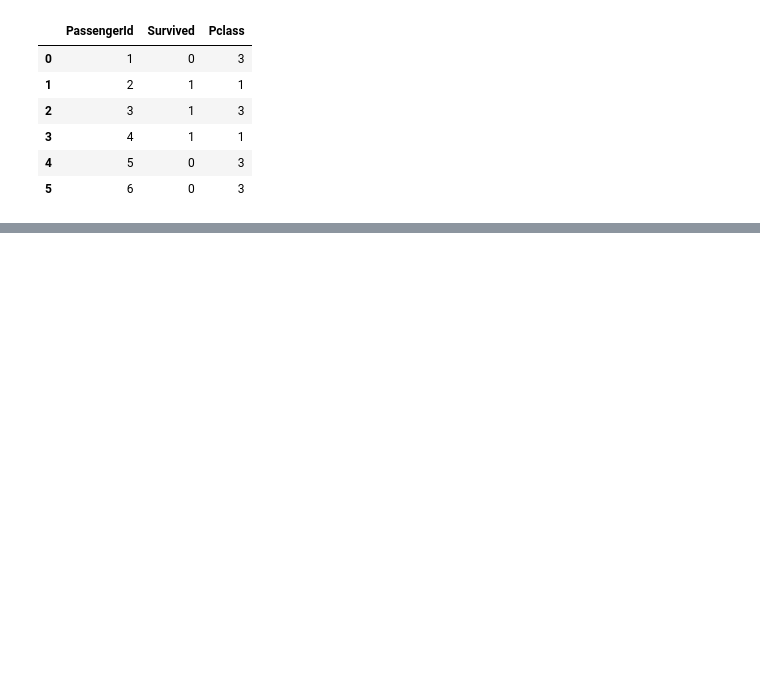
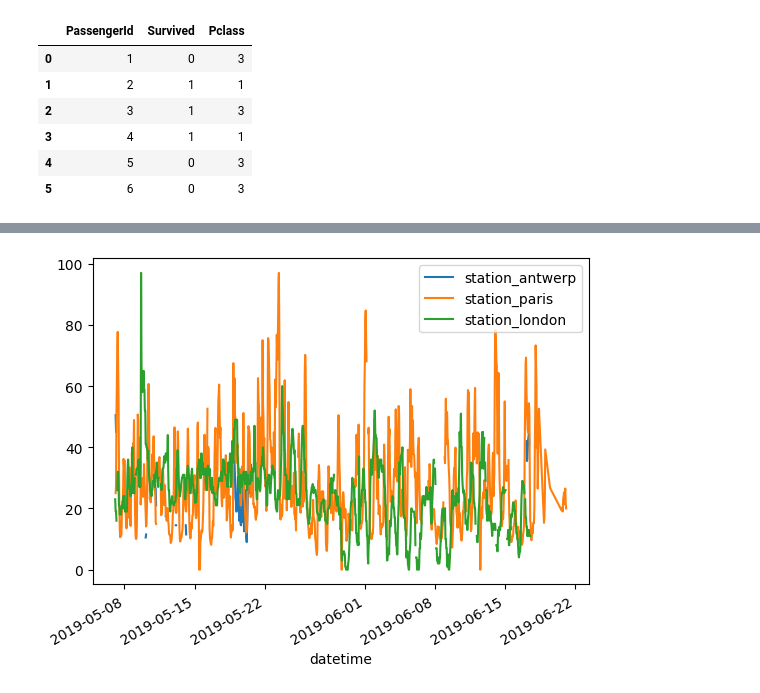
Before and after one commit to Sospeter-Wainaina/Machine-Learning-Zoomcamp, a Jupyter notebook: Introduction/Pandas-Intro.ipynb, the cells around one changed output, grey strips where cells are left out. Saved outputs shown, nothing was run; the diff lists cells and outputs as text; code cells hidden in the pictures; blank space fills up the shorter version.

Commit message:
Manipulating data in Pandas

```diff
--- a/Introduction/Pandas-Intro.ipynb
+++ b/Introduction/Pandas-Intro.ipynb
@@ -334,0 +350,4 @@ titanic.iloc[:6,:3]
+# %%
+#importing data
+air_quality = pd.read_csv("./data/air-quality/air_quality_no2.csv",parse_dates=True,index_col=0)
+air_quality.head()
@@ -334,0 +362,5 @@ titanic.iloc[:6,:3]
+# %%
+air_quality.plot()
+plt.show()
+# %% [output]
+[figure, added]
```
Also changed, not shown: parts of 7 cells of this notebook.
